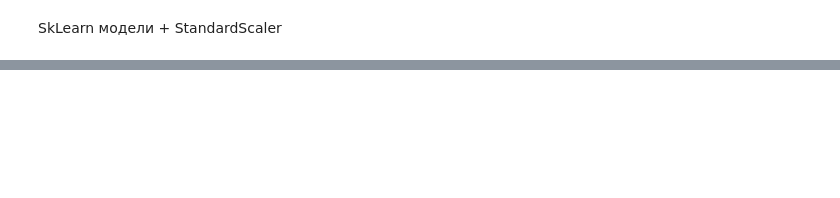
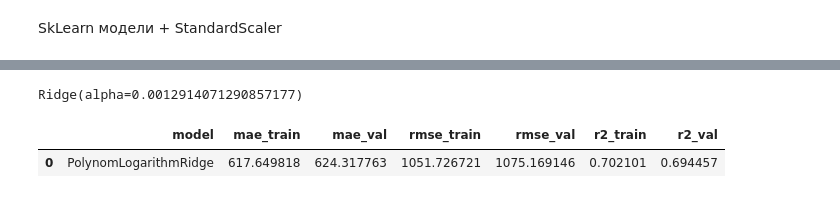
Before and after one commit to VadimGushchin/supervisedlinearregression, a Jupyter notebook: src/ML2.ipynb, the cells around one changed output, grey strips where cells are left out. Cells and saved outputs as stored; diff of their text form; code cells hidden in the pictures; blank space fills up the shorter version.

```diff
--- a/src/ML2.ipynb
+++ b/src/ML2.ipynb
@@ -993,0 +1399,12 @@ display(df_results_naive)
+# %%
+max_bedrooms = 6
+max_bathrooms = 5.5
+
+mask_train = (X_train['bedrooms'] <= max_bedrooms) & (X_train['bathrooms'] <= max_bathrooms)
+mask_val   = (X_val['bedrooms'] <= max_bedrooms) & (X_val['bathrooms'] <= max_bathrooms)
+
+X_train = X_train[mask_train].copy()
+y_train = y_train[mask_train].copy()
+
+X_val  = X_val[mask_val].copy()
+y_val  = y_val[mask_val].copy()
@@ -993,0 +1436,4 @@ display(df_results_naive)
+# %%
+upper_limit = np.percentile(y_train, 99.5)
+y_train = np.clip(y_train, a_min=None, a_max=upper_limit)
+y_val   = np.clip(y_val,   a_min=None, a_max=upper_limit)
@@ -993,0 +1500,27 @@ display(df_results_naive)
+# %%
+y_train_log = np.log(y_train)
+y_val_log = np.log(y_val)
+
+model_log_poly_ridge = Ridge(alpha=0.0012914071290857177)
+model_log_poly_ridge.fit(X_train_scaled, y_train_log)
+# %% [output]
+Ridge(alpha=0.0012914071290857177)
+# %%
+model_log_poly_ridge.name = "PolynomLogarithmRidge"
+
+results = []
+for model in [model_log_poly_ridge]:
+    res = dataP.evaluate_model(
+        model,
+        X_train_scaled, y_train_log,
+        X_val_scaled, y_val_log,
+        model.name,
+        y_train_orig=y_train, y_val_orig=y_val,
+    )
+    results.append(res)
+
+df_results_poly_log_ridge = pd.DataFrame(results)
+display(df_results_poly_log_ridge)
+# %% [output]
+|  | model | mae_train | mae_val | rmse_train | rmse_val | r2_train | r2_val |
+| 0 | PolynomLogarithmRidge | 617.649818 | 624.317763 | 1051.726721 | 1075.169146 | 0.702101 | 0.694457 |
```
Also changed, not shown: parts of 55 cells of this notebook, 10 other files.
